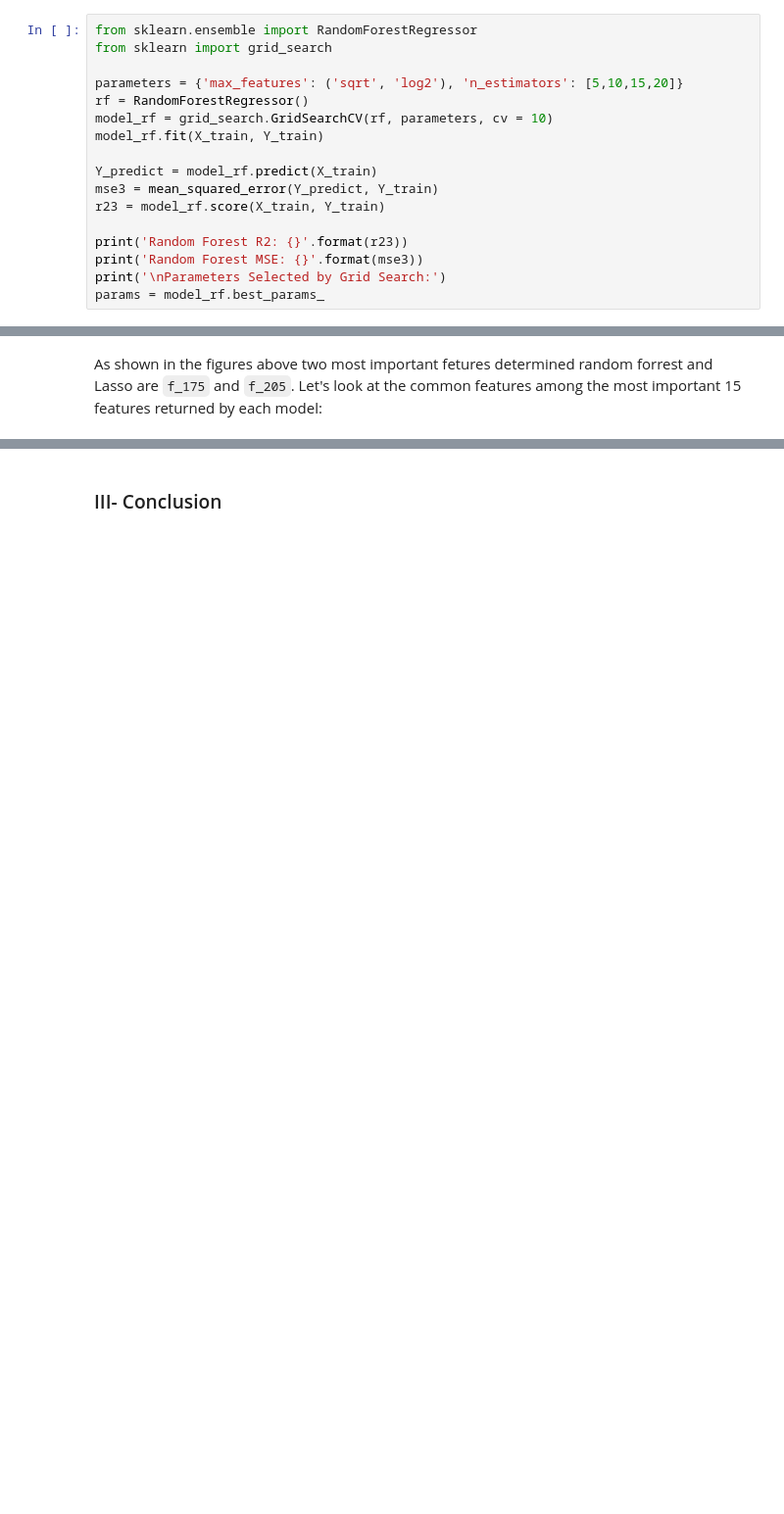
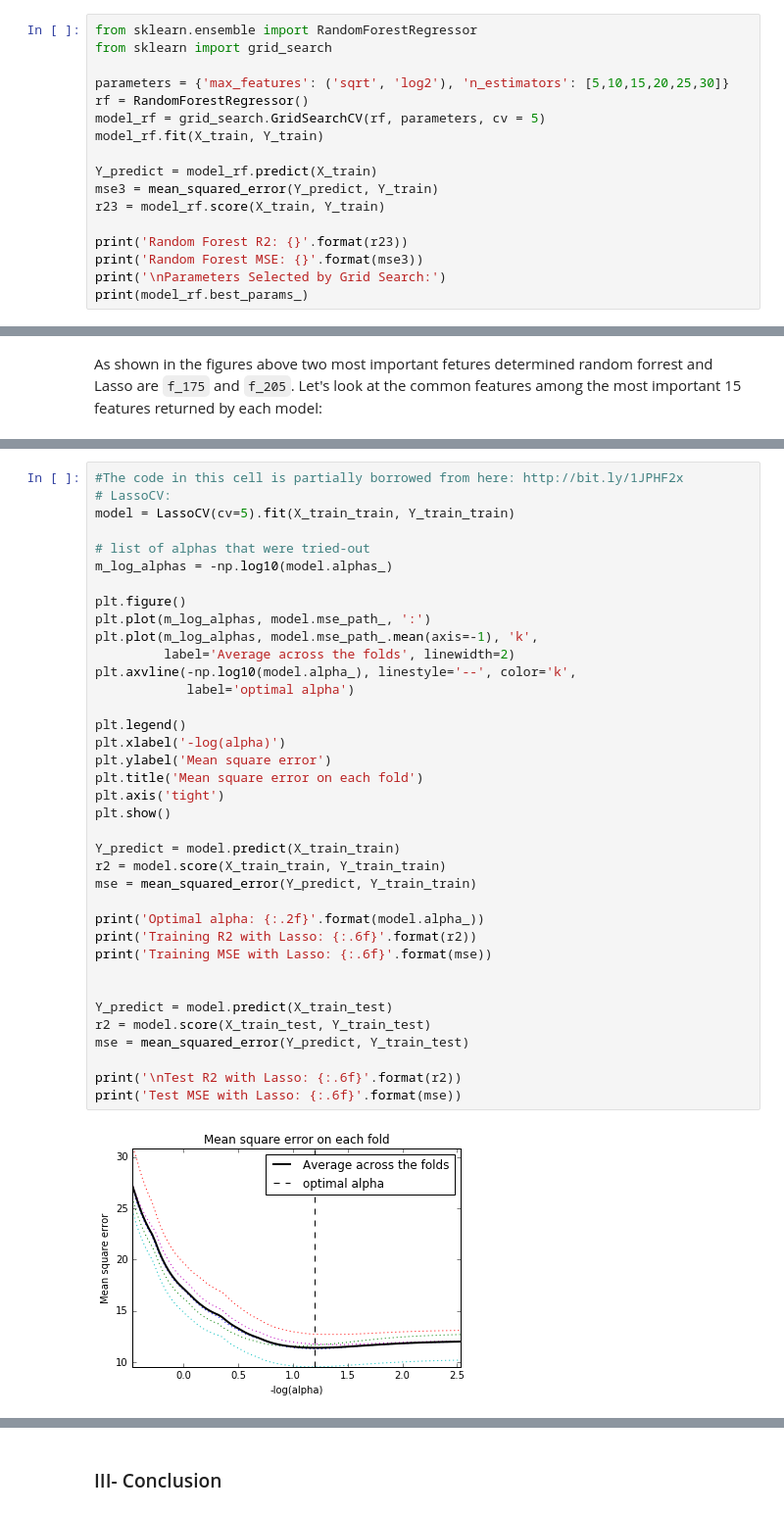
Before and after one commit to osemer01/regression-w-unknown-feature-names, a Jupyter notebook: regression_wo_knowing_feature_names.ipynb, the cells around one changed output, grey strips where cells are left out. Shown at 98% size. Cells and saved outputs as stored; diff of their text form; blank space fills up the shorter version.

```diff
--- a/regression_wo_knowing_feature_names.ipynb
+++ b/regression_wo_knowing_feature_names.ipynb
@@ -303,9 +305,9 @@ Random forrests are good as they control overtiffing by averaging the results fr
 from sklearn.ensemble import RandomForestRegressor
 from sklearn import grid_search
 
-parameters = {'max_features': ('sqrt', 'log2'), 'n_estimators': [5,10,15,20]}
+parameters = {'max_features': ('sqrt', 'log2'), 'n_estimators': [5,10,15,20,25,30]}
 rf = RandomForestRegressor()
-model_rf = grid_search.GridSearchCV(rf, parameters, cv = 10)
+model_rf = grid_search.GridSearchCV(rf, parameters, cv = 5)
 model_rf.fit(X_train, Y_train)
 
 Y_predict = model_rf.predict(X_train)
@@ -315,5 +317,5 @@ r23 = model_rf.score(X_train, Y_train)
 print('Random Forest R2: {}'.format(r23))
 print('Random Forest MSE: {}'.format(mse3))
 print('\nParameters Selected by Grid Search:')
-params = model_rf.best_params_
+print(model_rf.best_params_)
 # %% [output]
@@ -388,0 +431,39 @@ Cool, eight among most important fifteen features for each model are common. We
+# %%
+#The code in this cell is partially borrowed from here: http://bit.ly/1JPHF2x
+# LassoCV:
+model = LassoCV(cv=5).fit(X_train_train, Y_train_train)
+
+# list of alphas that were tried-out
+m_log_alphas = -np.log10(model.alphas_)
+
+plt.figure()
+plt.plot(m_log_alphas, model.mse_path_, ':')
+plt.plot(m_log_alphas, model.mse_path_.mean(axis=-1), 'k',
+         label='Average across the folds', linewidth=2)
+plt.axvline(-np.log10(model.alpha_), linestyle='--', color='k',
+            label='optimal alpha')
+
+plt.legend()
+plt.xlabel('-log(alpha)')
+plt.ylabel('Mean square error')
+plt.title('Mean square error on each fold')
+plt.axis('tight')
+plt.show()
+
+Y_predict = model.predict(X_train_train)
+r2 = model.score(X_train_train, Y_train_train)
+mse = mean_squared_error(Y_predict, Y_train_train)
+
+print('Optimal alpha: {:.2f}'.format(model.alpha_))
+print('Training R2 with Lasso: {:.6f}'.format(r2))
+print('Training MSE with Lasso: {:.6f}'.format(mse))
+
+
+Y_predict = model.predict(X_train_test)
+r2 = model.score(X_train_test, Y_train_test)
+mse = mean_squared_error(Y_predict, Y_train_test)
+
+print('\nTest R2 with Lasso: {:.6f}'.format(r2))
+print('Test MSE with Lasso: {:.6f}'.format(mse))
+# %% [output]
+[figure, added]
```
Also changed, not shown: parts of 19 cells of this notebook, 2 other files.
